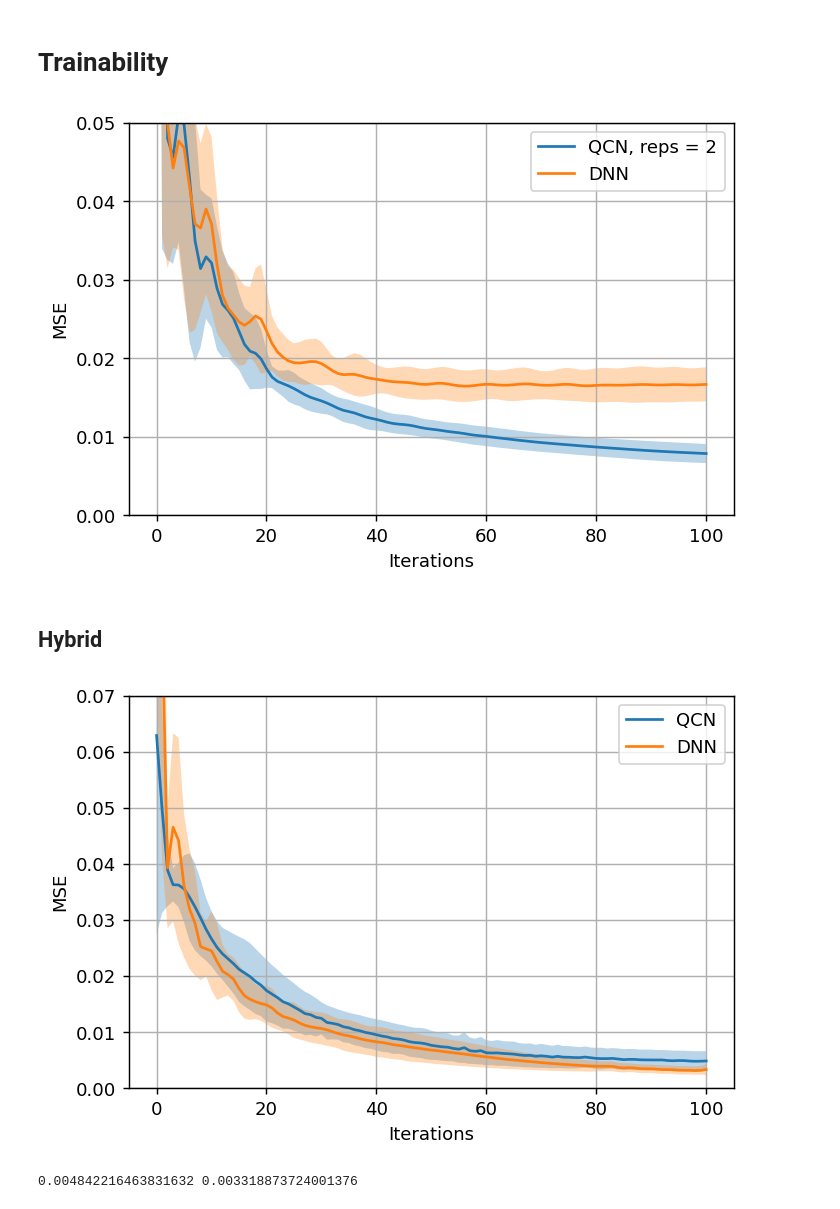
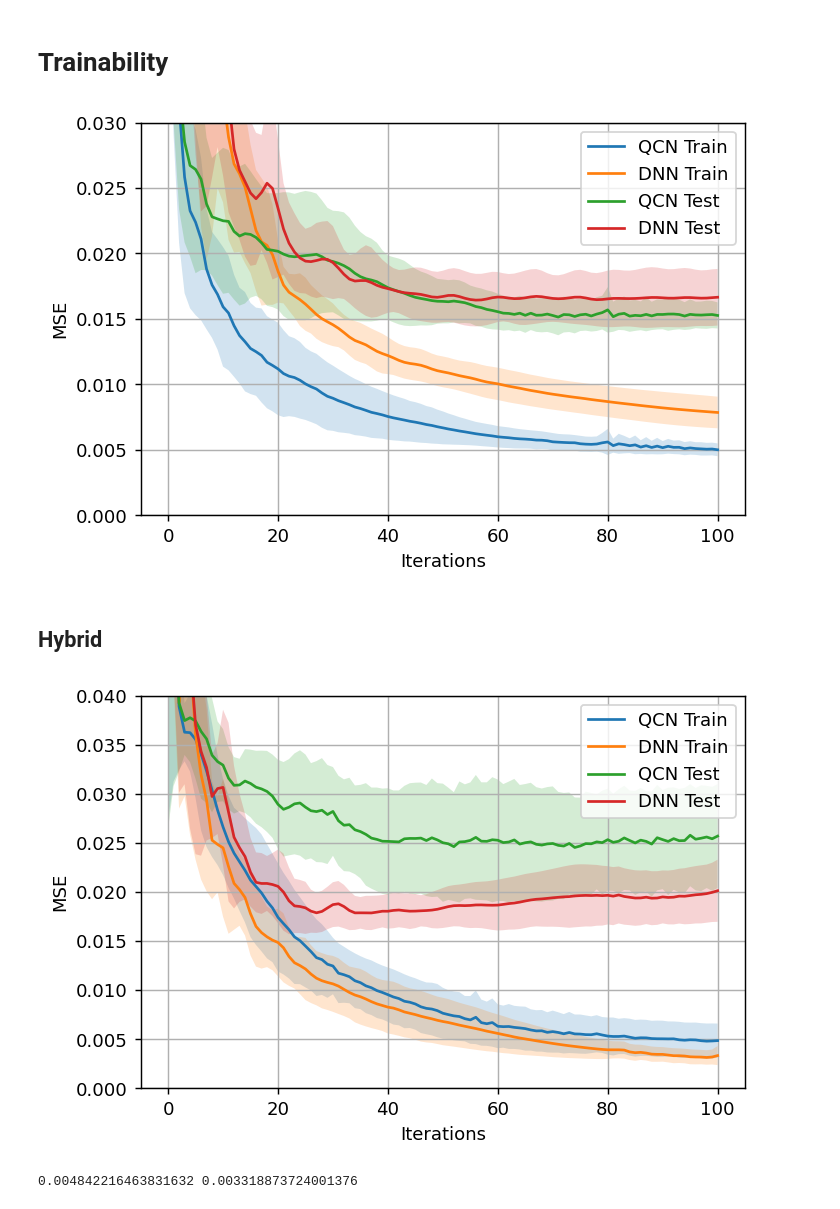
Before and after one commit to KristianWold/Master-Thesis, a Jupyter notebook: notebooks/analysis/Real Data, Analysis.ipynb, the cells around one changed output. Saved outputs shown, nothing was run; the diff lists cells and outputs as text; code cells hidden in the pictures.

Commit message:
Train Boston Hybrid Test

```diff
--- a/notebooks/analysis/Real Data, Analysis.ipynb
+++ b/notebooks/analysis/Real Data, Analysis.ipynb
@@ -39,26 +43,28 @@ avg3 = np.mean(loss3, axis=0)
 # %%
-alpha = 0.3
+alpha = 0.2
 epochs = list(range(101))
 
 fig=plt.figure(figsize=(6,4), dpi=130, facecolor='w', edgecolor='k')
 
-#plt.fill_between(epochs, avg1 - std1, avg1 + std1, alpha=alpha)
+plt.fill_between(epochs, avg1 - std1, avg1 + std1, alpha=alpha)
 plt.fill_between(epochs, avg2 - std2, avg2 + std2, alpha=alpha)
 plt.fill_between(epochs, avg3 - std3, avg3 + std3, alpha=alpha)
-#plt.plot(epochs, avg1)
+plt.fill_between(epochs, avg4 - std4, avg4 + std4, alpha=alpha)
+plt.plot(epochs, avg1)
 plt.plot(epochs, avg2)
 plt.plot(epochs, avg3)
+plt.plot(epochs, avg4)
 
 plt.xlabel("Iterations")
 plt.ylabel("MSE")
-plt.legend(["QCN, reps = 2", "DNN"])
+plt.legend(["QCN Train", "DNN Train", "QCN Test", "DNN Test"])
 plt.grid()
-plt.ylim([0, 0.05])
+plt.ylim([0, 0.03])
 plt.show()
 
 fig.savefig(image_path("Boston_PCA.pdf"), bbox_inches='tight')
 # %% [output]
-[figure, old version]
+[figure, new version]
 # %% [markdown]
 ## Hybrid
 # %%
@@ -72,27 +78,39 @@ avg1 = np.mean(loss1, axis=0)
 loss2 = np.array([dnn.loss for dnn in dnn_list])
 std2 = np.std(loss2, axis=0)
 avg2 = np.mean(loss2, axis=0)
+
+loss3 = np.array([qcn.loss_test for qcn in qcn_list])
+std3 = np.std(loss3, axis=0)
+avg3 = np.mean(loss3, axis=0)
+
+loss4 = np.array([dnn.loss_test for dnn in dnn_list])
+std4 = np.std(loss4, axis=0)
+avg4 = np.mean(loss4, axis=0)
 # %%
-alpha = 0.3
+alpha = 0.2
 epochs = list(range(101))
 
 fig=plt.figure(figsize=(6,4), dpi=130, facecolor='w', edgecolor='k')
 
 plt.fill_between(epochs, avg1 - std1, avg1 + std1, alpha=alpha)
 plt.fill_between(epochs, avg2 - std2, avg2 + std2, alpha=alpha)
+plt.fill_between(epochs, avg3 - std3, avg3 + std3, alpha=alpha)
+plt.fill_between(epochs, avg4 - std4, avg4 + std4, alpha=alpha)
 plt.plot(epochs, avg1)
 plt.plot(epochs, avg2)
+plt.plot(epochs, avg3)
+plt.plot(epochs, avg4)
 
 plt.xlabel("Iterations")
 plt.ylabel("MSE")
-plt.ylim([0, 0.07])
-plt.legend(["QCN", "DNN"])
+plt.legend(["QCN Train", "DNN Train", "QCN Test", "DNN Test"])
 plt.grid()
+plt.ylim([0, 0.04])
 plt.show()
 
 fig.savefig(image_path("Boston_Hybrid.pdf"), bbox_inches='tight')
 # %% [output]
-[figure, old version]
+[figure, new version]
 # %%
 print(avg1[-1], avg2[-1])
 # %% [output]
```
Also changed, not shown: parts of 1 cell of this notebook, 12 other files.
